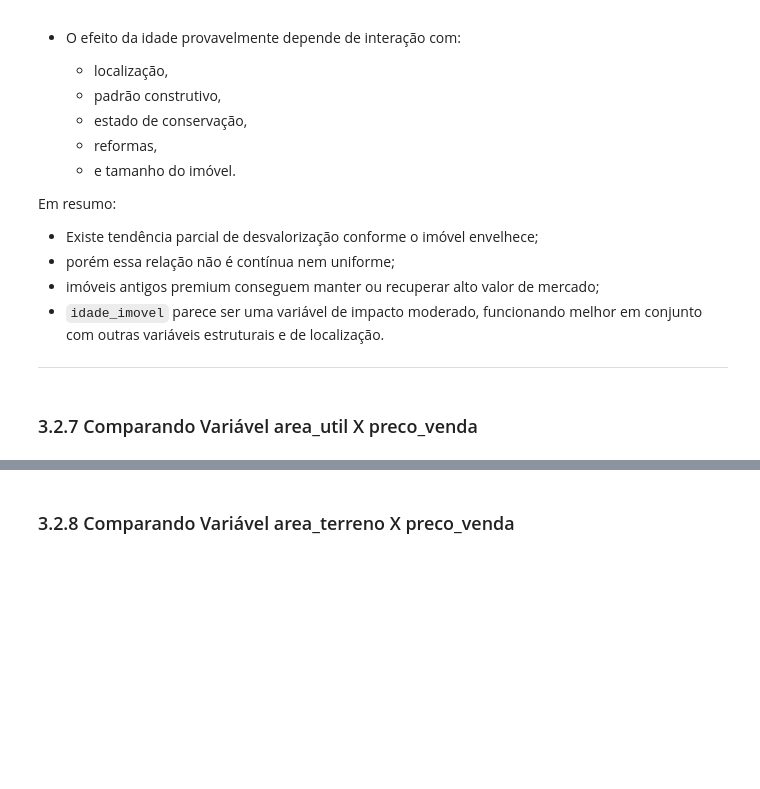
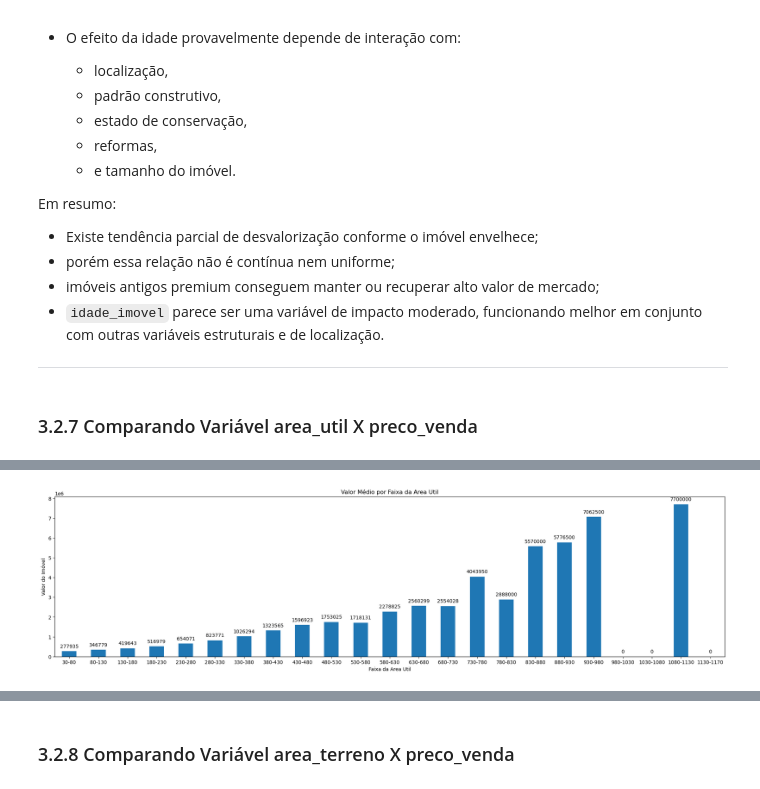
Before and after one commit to RicardodeSouzaSilva/Real_Estate_Pricing_Intelligence, a Jupyter notebook: Real_Estate_Pricing_Intelligence_2.1.ipynb, the cells around one changed output, grey strips where cells are left out. Drawn from its saved outputs; the diff is of its cells as text; code cells hidden in the pictures; blank space fills up the shorter version.

```diff
--- a/Real_Estate_Pricing_Intelligence_2.1.ipynb
+++ b/Real_Estate_Pricing_Intelligence_2.1.ipynb
@@ -1597,6 +1603,19 @@ Em resumo:
 
 
 ---
+# %%
+# Remove a coluna 'faixa_idade' do DataFrame original
+dataset.drop('faixa_idade', axis=1, inplace=True)
 # %% [markdown]
 ### 3.2.7 Comparando Variável area_util X preco_venda
+# %%
+bins = list(range(30, 1170, 50)) + [1170]  # Cria intervalos de 50 em 50 até o valor máximo
+
+labels = [f'{bins[i]}-{bins[i+1]}' for i in range(len(bins)-1)]  # Cria os rótulos automaticamente
+
+dataset['faixa_area_util'] = pd.cut(  # Cria faixas categóricas para a variável 'area_util'
+    dataset['area_util'],             # Coluna numérica que será segmentada
+    bins=bins,                        # Define os intervalos das faixas
+    labels=labels                     # Define os rótulos automaticamente
+)
 # %%
@@ -1607,3 +1642,30 @@ preco_medio_por_area_util.reset_index()
+# %%
+# Crie a figura com um tamanho específico
+plt.figure(figsize=(25, 6))
+# Plotar o gráfico de barras usando a série 'preco_medio_por_andares'
+preco_medio_por_faixa_area_util = round(dataset.groupby('faixa_area_util')['preco_venda'].mean(),2).plot(kind='bar')
+# Adiciona rótulos ao eixo x e y
+plt.xlabel('Faixa da Area Util')
+plt.ylabel('Valor do Imóvel')
+# Adiciona um título ao gráfico
+plt.title('Valor Médio por Faixa da Area Util')
+
+# Itera sobre cada barra (patch) no gráfico de barras
+for linha in preco_medio_por_faixa_area_util.patches:
+    # Adiciona uma anotação (número total) acima de cada barra
+    preco_medio_por_faixa_area_util.annotate(
+        f"{linha.get_height():.0f}",                                    # Texto formatado com a altura da barra como número inteiro
+        (linha.get_x() + linha.get_width() / 2., linha.get_height()),   # Coordenadas do texto (centro da barra)
+        ha='center',                                                    # Alinhamento horizontal: centralizado
+        va='center',                                                    # Alinhamento vertical: centralizado
+        xytext=(0, 10),                                                 # Deslocamento do texto (10 pontos acima)
+        textcoords='offset points'                                      # Coordenadas do deslocamento em pontos
+    )
+plt.xticks(rotation=0)
+# Exibe o gráfico
+plt.show()
+# %% [output]
+[figure, added]
 # %% [markdown]
 ---
 
```
Also changed, not shown: parts of 24 cells of this notebook.
